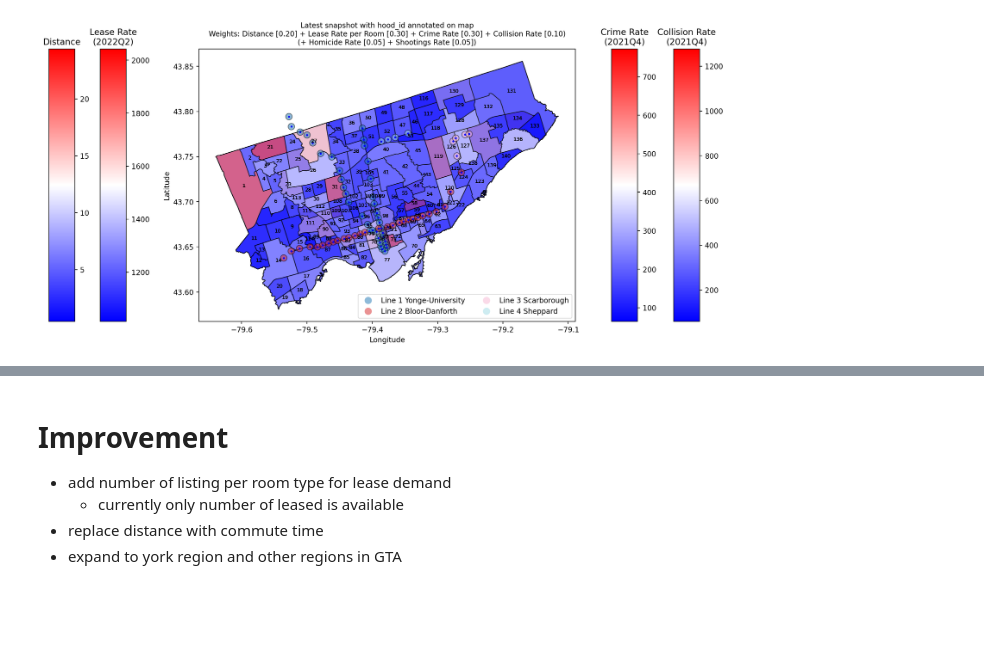
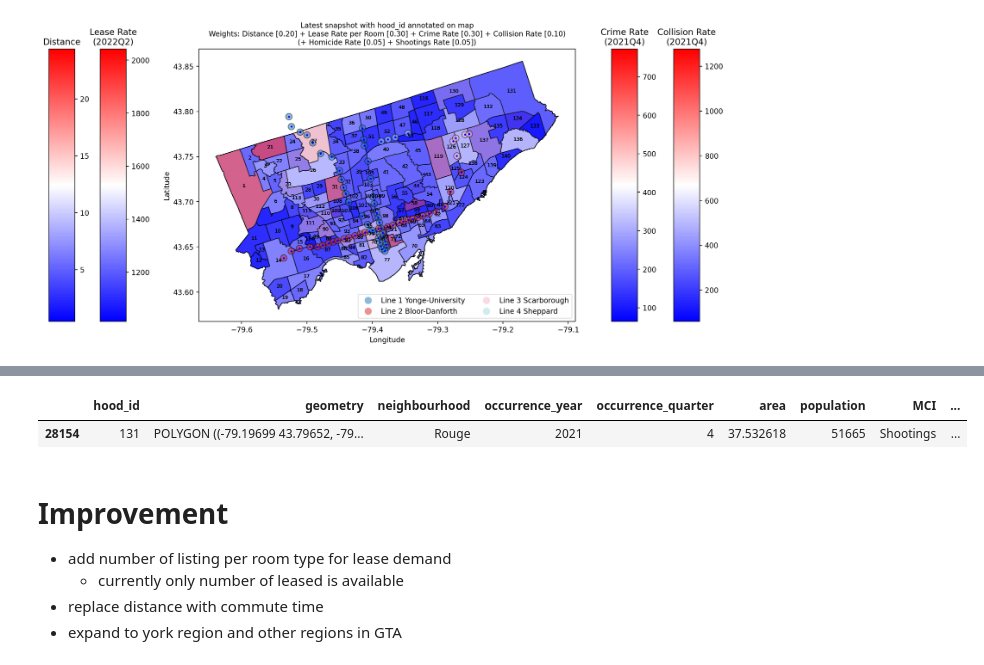
Before and after one commit to WillKWL/Project-TorontoApartment, a Jupyter notebook: source/2e- EDA_summary.ipynb, the cells around one changed output, grey strips where cells are left out. Saved outputs shown, nothing was run; the diff lists cells and outputs as text; code cells hidden in the pictures; blank space fills up the shorter version.

```diff
--- a/source/2e- EDA_summary.ipynb
+++ b/source/2e- EDA_summary.ipynb
@@ -189,3 +224,11 @@ Text(0.5, 402.2439061168173, 'Longitude')
+# %%
+neighbourhoods_crime.loc[(neighbourhoods_crime['YearQuarter'] == neighbourhoods_crime['YearQuarter'].max()) &
+                                          (neighbourhoods_crime['MCI'] == 'Shootings') &
+                                          (neighbourhoods_crime['hood_id'] == '131') &
+                                          (neighbourhoods_crime['type'] == 'rate')]
+# %% [output]
+|  | hood_id | geometry | neighbourhood | occurrence_year | occurrence_quarter | area | population | MCI | ... |
+| 28154 | 131 | POLYGON ((-79.19699 43.79652, -79... | Rouge | 2021 | 4 | 37.532618 | 51665 | Shootings | ... |
 # %% [markdown]
 # Improvement
 - add number of listing per room type for lease demand
```
Also changed, not shown: parts of 2 cells of this notebook.
